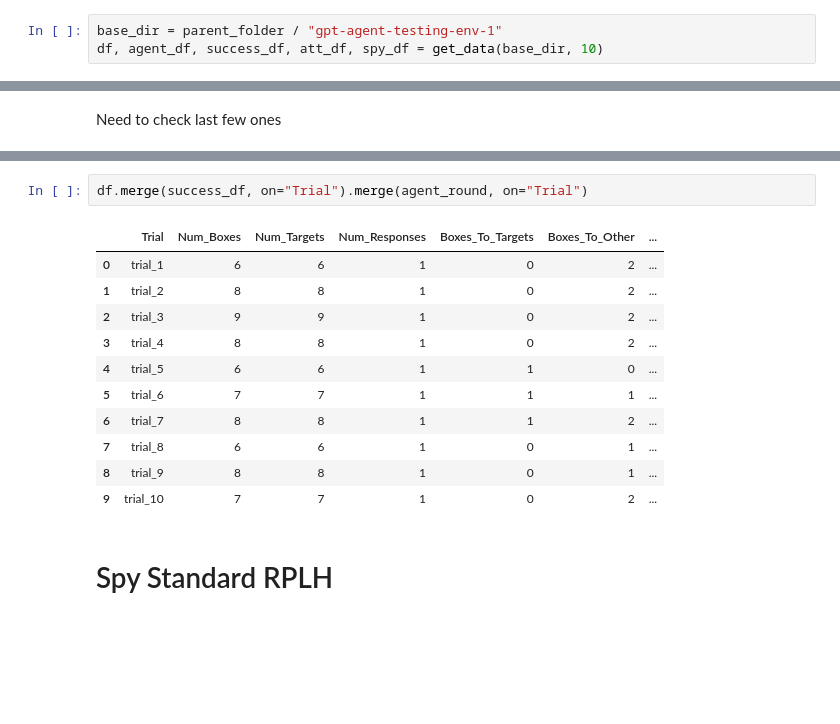
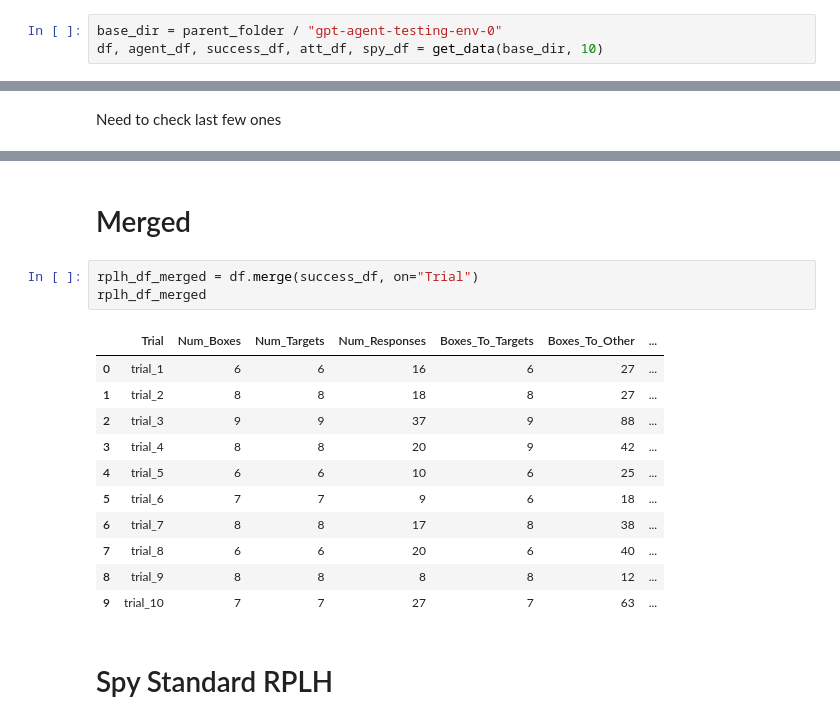
Before and after one commit to KevinBian107/RPLH, a Jupyter notebook: demos/notebooks/evaluation.ipynb, the cells around one changed output, grey strips where cells are left out. Saved outputs shown, nothing was run; the diff lists cells and outputs as text; blank space fills up the shorter version.

```diff
--- a/demos/notebooks/evaluation.ipynb
+++ b/demos/notebooks/evaluation.ipynb
@@ -21,6 +22,6 @@ The autoreload extension is already loaded. To reload it, use:
 # %% [markdown]
 # Spy Agent RPLH
 # %%
-base_dir = parent_folder / "gpt-agent-testing-env-1"
+base_dir = parent_folder / "gpt-agent-testing-env-0"
 df, agent_df, success_df, att_df, spy_df = get_data(base_dir, 10)
 # %% [output]
@@ -113,17 +176,20 @@ spy_df
+# %% [markdown]
+# Merged
 # %%
-df.merge(success_df, on="Trial").merge(agent_round, on="Trial")
+rplh_df_merged = df.merge(success_df, on="Trial")
+rplh_df_merged
 # %% [output]
 |  | Trial | Num_Boxes | Num_Targets | Num_Responses | Boxes_To_Targets | Boxes_To_Other | ... |
-| 0 | trial_1 | 6 | 6 | 1 | 0 | 2 | ... |
-| 1 | trial_2 | 8 | 8 | 1 | 0 | 2 | ... |
-| 2 | trial_3 | 9 | 9 | 1 | 0 | 2 | ... |
-| 3 | trial_4 | 8 | 8 | 1 | 0 | 2 | ... |
-| 4 | trial_5 | 6 | 6 | 1 | 1 | 0 | ... |
-| 5 | trial_6 | 7 | 7 | 1 | 1 | 1 | ... |
-| 6 | trial_7 | 8 | 8 | 1 | 1 | 2 | ... |
-| 7 | trial_8 | 6 | 6 | 1 | 0 | 1 | ... |
-| 8 | trial_9 | 8 | 8 | 1 | 0 | 1 | ... |
-| 9 | trial_10 | 7 | 7 | 1 | 0 | 2 | ... |
+| 0 | trial_1 | 6 | 6 | 16 | 6 | 27 | ... |
+| 1 | trial_2 | 8 | 8 | 18 | 8 | 27 | ... |
+| 2 | trial_3 | 9 | 9 | 37 | 9 | 88 | ... |
+| 3 | trial_4 | 8 | 8 | 20 | 9 | 42 | ... |
+| 4 | trial_5 | 6 | 6 | 10 | 6 | 25 | ... |
+| 5 | trial_6 | 7 | 7 | 9 | 6 | 18 | ... |
+| 6 | trial_7 | 8 | 8 | 17 | 8 | 38 | ... |
+| 7 | trial_8 | 6 | 6 | 20 | 6 | 40 | ... |
+| 8 | trial_9 | 8 | 8 | 8 | 8 | 12 | ... |
+| 9 | trial_10 | 7 | 7 | 27 | 7 | 63 | ... |
 # %% [markdown]
 # Spy Standard RPLH
 # %%
```
Also changed, not shown: parts of 22 cells of this notebook, 5 other files.
